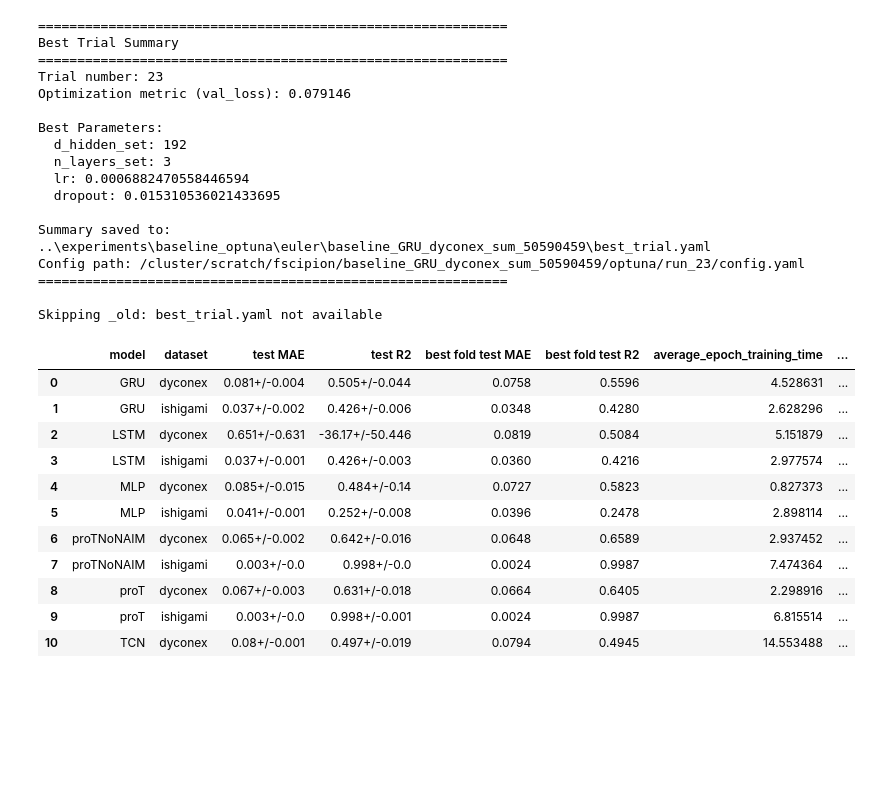
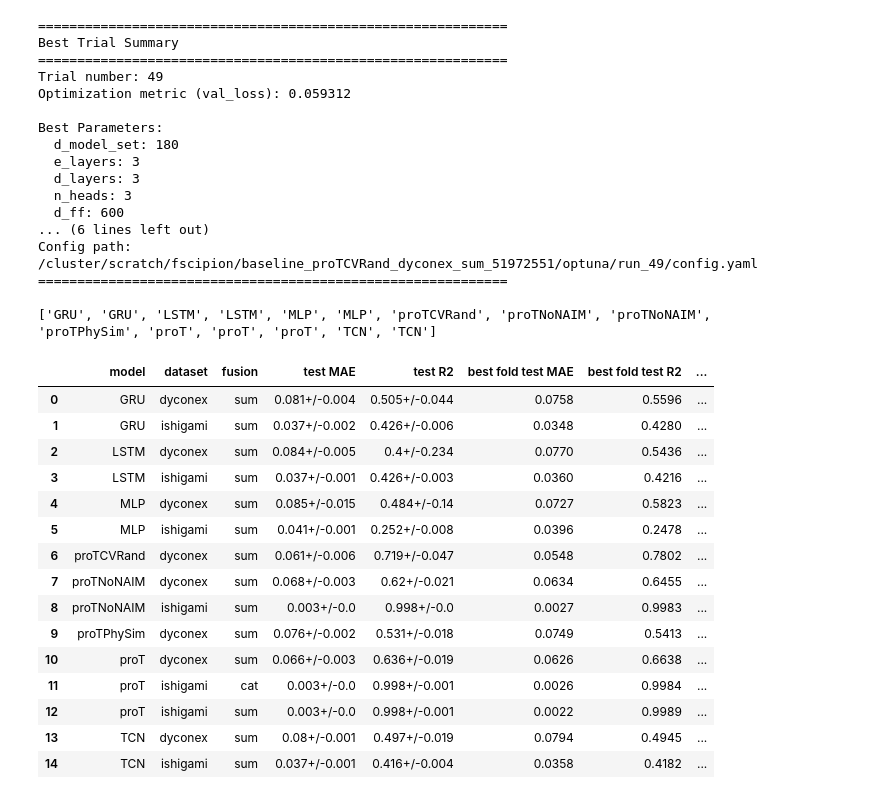
Before and after one commit to scipi1/proT, a Jupyter notebook: notebooks/nb_eval_baseline.ipynb, the cells around one changed output. Cells and saved outputs as stored; diff of their text form; code cells hidden in the pictures; blank space fills up the shorter version.

```diff
--- a/notebooks/nb_eval_baseline.ipynb
+++ b/notebooks/nb_eval_baseline.ipynb
@@ -37,7 +37,7 @@ def generate_summary_if_missing(folder_path: str):
         print(f"Failed to generate summary for {os.path.basename(folder_path)}: {e}")
 # %%
 baseline_result_path = "../experiments/baseline_optuna/euler/"
-models = ["GRU", "LSTM", "proT", "proTNoNAIM", "TCN", "MLP"]
+models = ["GRU", "LSTM", "proT", "proTNoNAIM", "proTPhySim","proTCVRand", "TCN", "MLP"]
 fusions = ["cat", "sum"]
 datasets = ["ishigami", "dyconex"]
 
@@ -94,54 +94,59 @@ for folder in os.listdir(baseline_result_path):
         df = pd.concat([df,metrics],ignore_index=True,axis=1)
 
 df = df.transpose()
+print(model_list)
 df["model"] = model_list
 df["fusion"] = fusion_list
 df["dataset"] = dataset_list
 df["average_epoch_training_time"] = av_epoch_training_time
 df["number_trainable_params"] = trainable_params
 df["best fold test MAE"] = best_test_mae
 df["best fold test R2"] = best_test_r2
 df["best_trial"] = trial_list
 round_digit = 3
 df["test MAE"] = df["test_mae_mean"].round(round_digit).astype(str) + r"+/-" +df["test_mae_std"].round(round_digit).astype(str)
 df["test R2"] = df["test_r2_mean"].round(round_digit).astype(str) + r"+/-" +df["test_r2_std"].round(round_digit).astype(str)
 
 # print df
-df = df[["model", "dataset", "test MAE","test R2", "best fold test MAE","best fold test R2", "average_epoch_training_time", "number_trainable_params", "best_trial"]]
+df = df[["model", "dataset", "fusion" ,"test MAE","test R2", "best fold test MAE","best fold test R2", "average_epoch_training_time", "number_trainable_params", "best_trial"]]
 
 
 filepath = "./output"
 os.makedirs(filepath, exist_ok=True)
 df.to_csv(join(filepath, "baseline_results.csv"))
 
 df
 # %% [output]
 ============================================================
 Best Trial Summary
 ============================================================
-Trial number: 23
-Optimization metric (val_loss): 0.079146
+Trial number: 49
+Optimization metric (val_loss): 0.059312
 
 Best Parameters:
-  d_hidden_set: 192
-  n_layers_set: 3
-  lr: 0.0006882470558446594
-  dropout: 0.015310536021433695
-
-Summary saved to: ..\experiments\baseline_optuna\euler\baseline_GRU_dyconex_sum_50590459\best_trial.yaml
-Config path: /cluster/scratch/fscipion/baseline_GRU_dyconex_sum_50590459/optuna/run_23/config.yaml
+  d_model_set: 180
+  e_layers: 3
+  d_layers: 3
+  n_heads: 3
+  d_ff: 600
+... (6 lines left out)
+Config path: /cluster/scratch/fscipion/baseline_proTCVRand_dyconex_sum_51972551/optuna/run_49/config.yaml
 ============================================================
 
-Skipping _old: best_trial.yaml not available
+['GRU', 'GRU', 'LSTM', 'LSTM', 'MLP', 'MLP', 'proTCVRand', 'proTNoNAIM', 'proTNoNAIM', 'proTPhySim', 'proT', 'proT', 'proT', 'TCN', 'TCN']
-|  | model | dataset | test MAE | test R2 | best fold test MAE | best fold test R2 | average_epoch_training_time | ... |
-| 0 | GRU | dyconex | 0.081+/-0.004 | 0.505+/-0.044 | 0.0758 | 0.5596 | 4.528631 | ... |
-| 1 | GRU | ishigami | 0.037+/-0.002 | 0.426+/-0.006 | 0.0348 | 0.4280 | 2.628296 | ... |
-| 2 | LSTM | dyconex | 0.651+/-0.631 | -36.17+/-50.446 | 0.0819 | 0.5084 | 5.151879 | ... |
-| 3 | LSTM | ishigami | 0.037+/-0.001 | 0.426+/-0.003 | 0.0360 | 0.4216 | 2.977574 | ... |
-| 4 | MLP | dyconex | 0.085+/-0.015 | 0.484+/-0.14 | 0.0727 | 0.5823 | 0.827373 | ... |
-| 5 | MLP | ishigami | 0.041+/-0.001 | 0.252+/-0.008 | 0.0396 | 0.2478 | 2.898114 | ... |
-| 6 | proTNoNAIM | dyconex | 0.065+/-0.002 | 0.642+/-0.016 | 0.0648 | 0.6589 | 2.937452 | ... |
-| 7 | proTNoNAIM | ishigami | 0.003+/-0.0 | 0.998+/-0.0 | 0.0024 | 0.9987 | 7.474364 | ... |
-| 8 | proT | dyconex | 0.067+/-0.003 | 0.631+/-0.018 | 0.0664 | 0.6405 | 2.298916 | ... |
-| 9 | proT | ishigami | 0.003+/-0.0 | 0.998+/-0.001 | 0.0024 | 0.9987 | 6.815514 | ... |
-| 10 | TCN | dyconex | 0.08+/-0.001 | 0.497+/-0.019 | 0.0794 | 0.4945 | 14.553488 | ... |
+|  | model | dataset | fusion | test MAE | test R2 | best fold test MAE | best fold test R2 | ... |
+| 0 | GRU | dyconex | sum | 0.081+/-0.004 | 0.505+/-0.044 | 0.0758 | 0.5596 | ... |
+| 1 | GRU | ishigami | sum | 0.037+/-0.002 | 0.426+/-0.006 | 0.0348 | 0.4280 | ... |
+| 2 | LSTM | dyconex | sum | 0.084+/-0.005 | 0.4+/-0.234 | 0.0770 | 0.5436 | ... |
+| 3 | LSTM | ishigami | sum | 0.037+/-0.001 | 0.426+/-0.003 | 0.0360 | 0.4216 | ... |
+| 4 | MLP | dyconex | sum | 0.085+/-0.015 | 0.484+/-0.14 | 0.0727 | 0.5823 | ... |
+| 5 | MLP | ishigami | sum | 0.041+/-0.001 | 0.252+/-0.008 | 0.0396 | 0.2478 | ... |
+| 6 | proTCVRand | dyconex | sum | 0.061+/-0.006 | 0.719+/-0.047 | 0.0548 | 0.7802 | ... |
+| 7 | proTNoNAIM | dyconex | sum | 0.068+/-0.003 | 0.62+/-0.021 | 0.0634 | 0.6455 | ... |
+| 8 | proTNoNAIM | ishigami | sum | 0.003+/-0.0 | 0.998+/-0.0 | 0.0027 | 0.9983 | ... |
+| 9 | proTPhySim | dyconex | sum | 0.076+/-0.002 | 0.531+/-0.018 | 0.0749 | 0.5413 | ... |
+| 10 | proT | dyconex | sum | 0.066+/-0.003 | 0.636+/-0.019 | 0.0626 | 0.6638 | ... |
+| 11 | proT | ishigami | cat | 0.003+/-0.0 | 0.998+/-0.001 | 0.0026 | 0.9984 | ... |
+| 12 | proT | ishigami | sum | 0.003+/-0.0 | 0.998+/-0.001 | 0.0022 | 0.9989 | ... |
+| 13 | TCN | dyconex | sum | 0.08+/-0.001 | 0.497+/-0.019 | 0.0794 | 0.4945 | ... |
+| 14 | TCN | ishigami | sum | 0.037+/-0.001 | 0.416+/-0.004 | 0.0358 | 0.4182 | ... |
```
Also changed, not shown: 44 other files.
